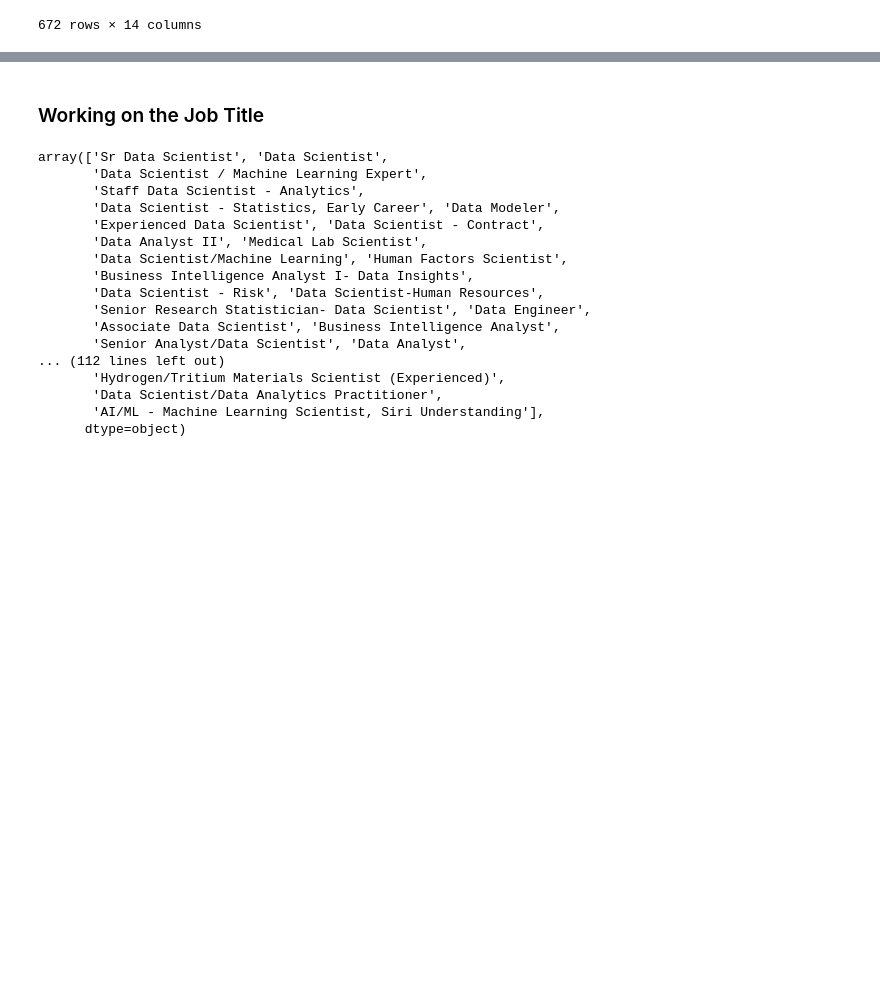
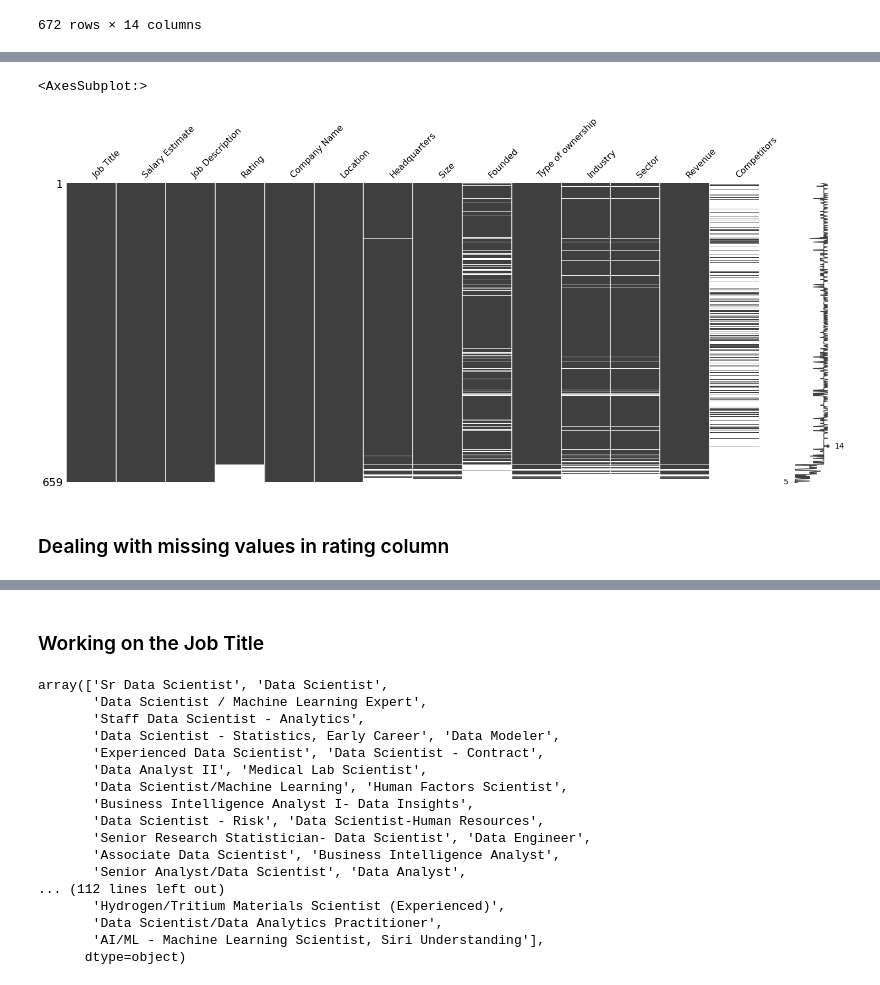
Before and after one commit to isaacOluwafemiOg/Data_Science-Jobs-Analysis, a Jupyter notebook: Glasssdoor_Data_Science_Jobs.ipynb, the cells around one changed output, grey strips where cells are left out. Drawn from its saved outputs; the diff is of its cells as text; code cells hidden in the pictures; blank space fills up the shorter version.

```diff
--- a/Glasssdoor_Data_Science_Jobs.ipynb
+++ b/Glasssdoor_Data_Science_Jobs.ipynb
@@ -46,0 +98,3 @@ jobs
+# %%
+# removing complete duplicates
+jobs.drop_duplicates(keep='first',inplace=True)
@@ -46,0 +110,7 @@ jobs
+# %%
+#Changing the -1 entries to represent the missing state of the data
+# Thus, treating the -1's in the various columns as null values
+
+for i in jobs.columns:
+    jobs.loc[jobs[i]=='-1',i]=np.nan
+    jobs.loc[jobs[i]==-1,i]=np.nan
@@ -46,0 +143,8 @@ jobs
+# %%
+# visualising the missing values to see if there are any patterns
+msno.matrix(jobs.sort_values('Rating'))
+# %% [output]
+<AxesSubplot:>
+[figure, added]
+# %% [markdown]
+### Dealing with missing values in rating column
```
Also changed, not shown: parts of 81 cells of this notebook.
